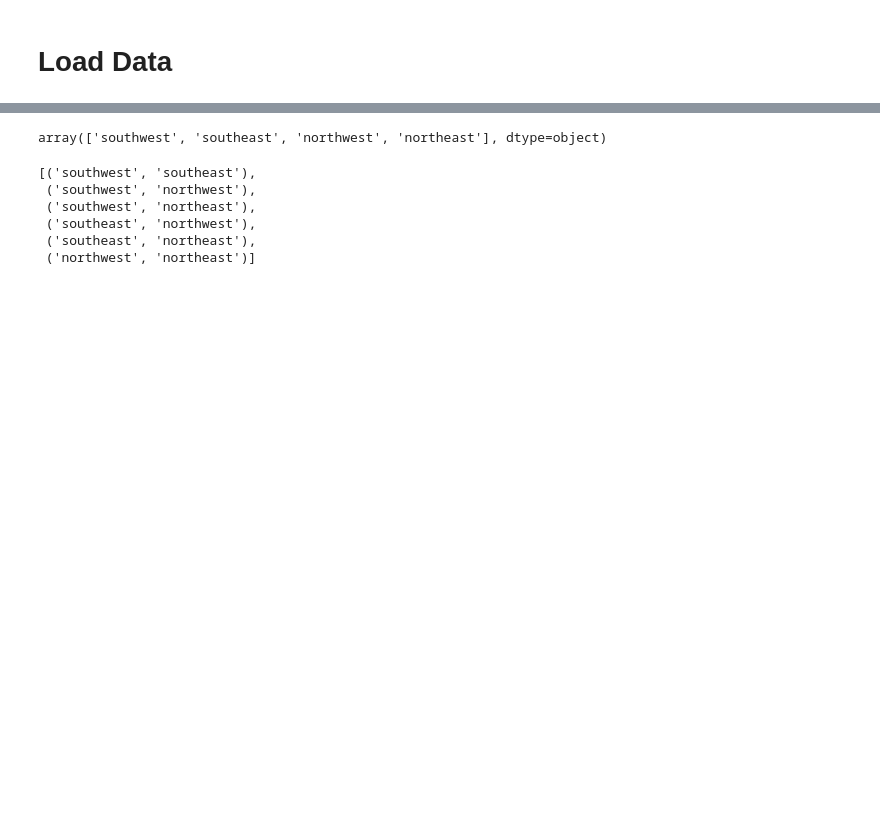
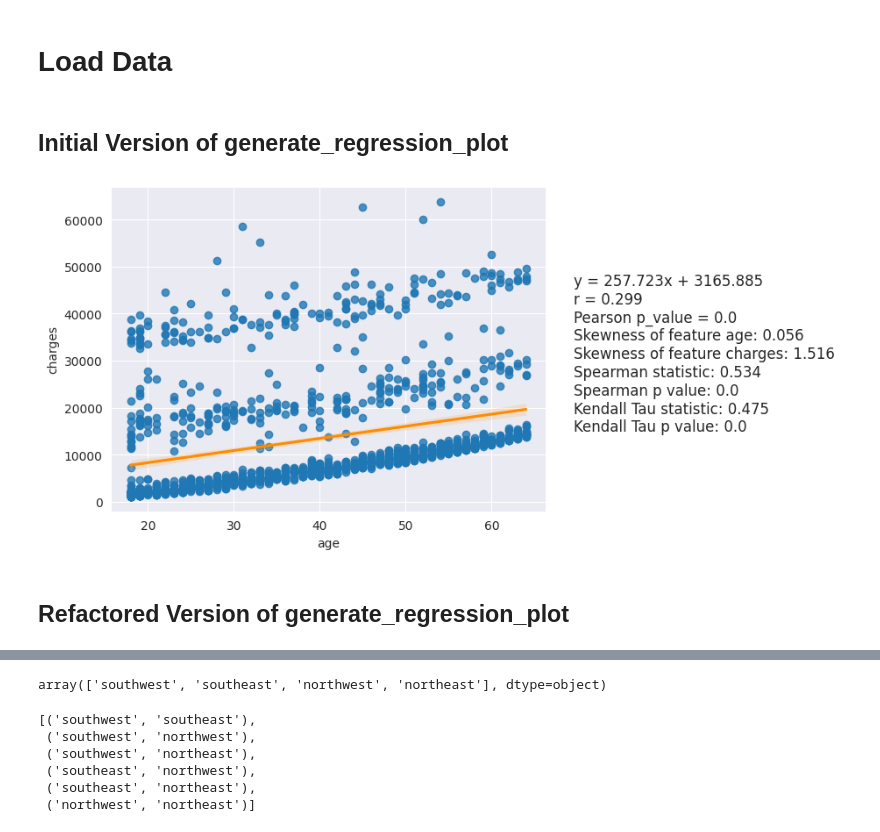
Before and after one commit to RodolfoPCruz/eda_toolkit, a Jupyter notebook: notebooks/bivariate_statistics.ipynb, the cells around one changed output, grey strips where cells are left out. Saved outputs shown, nothing was run; the diff lists cells and outputs as text; code cells hidden in the pictures; blank space fills up the shorter version.

Commit message:
feat: Alterei o notebook bivariate_statistics com a adicao da versao refatorada da funcao para gerar regression plots

```diff
--- a/notebooks/bivariate_statistics.ipynb
+++ b/notebooks/bivariate_statistics.ipynb
@@ -193,21 +193,25 @@ def is_invalid_categorical(df_temp, feature, target):
     """
     return (not pd.api.types.is_numeric_dtype(df_temp[feature]) and df_temp[feature].nunique() == len(df_temp)) or \
            (not pd.api.types.is_numeric_dtype(df_temp[target]) and df_temp[target].nunique() == len(df_temp))
+# %% [markdown]
+## Initial Version of generate_regression_plot
 # %%
-def criar_regression_plot(df: pd.DataFrame, column_1: str, column_2: str, round_to: int = 3):
+def generate_regression_plot(df: pd.DataFrame, column_1: str, column_2: str, round_to: int = 3):
+
     """
-    Cria um gráfico de regressão linear entre duas colunas de um DataFrame.
-    No gráfico griado será exibido a equação da reta, o valor de r e o p_value
+    Generate a linear regression plot between two columns of a DataFrame.
+    The plot will show the correlation between the features.
 
-    Parâmetros:
-    df (pd.DataFrame): O DataFrame contendo os dados.
-    column_1 (str): Nome da primeira coluna (eixo x).
-    column_2 (str): Nome da segunda coluna (eixo y).
-    round_to (int): Número de casas decimais para arredondar os resultados da regressão linear.
+    Parameters:
+        df (pd.DataFrame): The DataFrame containing the columns.
+        column_1 (str): The name of the first column (x axis).
+        column_2 (str): The name of the second column (y axis).
+        round_to (int): The number of decimal places to round to.
 
-    Retorna:
-    None
+    Returns:
+        None
     """
+
     sns.regplot(data =df, x = column_1, y = column_2, line_kws = {'color' : 'darkorange'})
     #Pearson
     result_lin_regression = stats.linregress(df[column_1], df[column_2])
@@ -216,7 +220,7 @@ def criar_regression_plot(df: pd.DataFrame, column_1: str, column_2: str, round_
     m = round(result_lin_regression.slope, round_to)
     b = round(result_lin_regression.intercept, round_to)
 
-    #correlação spearmann
+    # spearmann correlation
     res_spearman = stats.spearmanr(df[column_1], df[column_2])
     spearman = round(res_spearman.statistic, round_to)
     spearman_pvalue = round(res_spearman.pvalue, round_to)
@@ -231,17 +235,22 @@ def criar_regression_plot(df: pd.DataFrame, column_1: str, column_2: str, round_
     text_str = f'y = {m}x + {b} \n'
     text_str += f'r = {r} \n'
     text_str += f'Pearson p_value = {p_value} \n'
-    text_str += f'Skewness da feature {column_1}: {skew_1} \n'
-    text_str += f'Skewness da feature {column_2}: {skew_2} \n'
+    text_str += f'Skewness of feature {column_1}: {skew_1} \n'
+    text_str += f'Skewness of feature {column_2}: {skew_2} \n'
 
     text_str += f'Spearman statistic: {spearman} \n'
     text_str += f'Spearman p value: {spearman_pvalue} \n'
     text_str += f'Kendall Tau statistic: {kendalltau} \n'
     text_str += f'Kendall Tau p value: {kendalltau_pvalue}'
 
-    #O primeiro número controla a posição horizontal e o segundo a posição vertical
-    #0.95 indica 95% da largura do gráfico. O texto será posicionada próximo ao final do grafico
-    #0.2 indica que o texto ficará 20% acima da extremidade inferior do gráfico
+    #0.95 means 95% of the plot width. The text will be positioned near the end of the plot
+    #0.2 means that th text will be 20% the bottom of the plot
     plt.text(0.95, 0.3, text_str, fontsize = 12, transform = plt.gcf().transFigure)
     plt.show()
+# %%
+generate_regression_plot(df=insurance, column_1='age', column_2='charges', round_to=3)
+# %% [output]
+[figure, added]
+# %% [markdown]
+## Refactored Version of generate_regression_plot
 # %%
```
Also changed, not shown: parts of 3 cells of this notebook.
